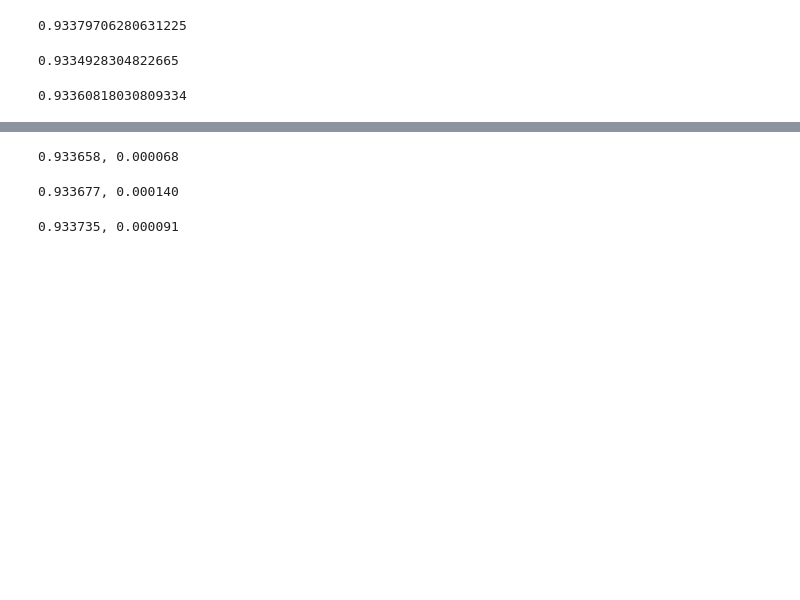
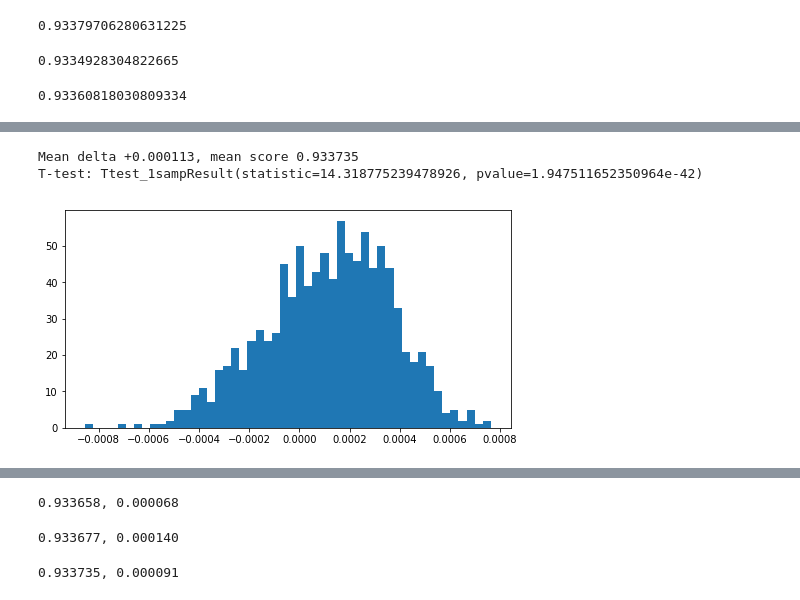
Before and after one commit to lopuhin/kaggle-amazon-2017, a Jupyter notebook: notebooks/heuristics.ipynb, the cells around one changed output, grey strips where cells are left out. Cells and saved outputs as stored; diff of their text form; code cells hidden in the pictures; blank space fills up the shorter version.

```diff
--- a/notebooks/heuristics.ipynb
+++ b/notebooks/heuristics.ipynb
@@ -237,7 +227,7 @@ def check_weather(valid, a, b, threshold=0.2):
         for train_ids, valid_ids in KFold(n_splits=10, shuffle=True).split(valid.index):
             hack = valid.iloc[valid_ids].copy()
             hack[hack['cloudy'] > a] *= b
-            f2_score(train_flat.iloc[valid_ids], hack > threshold)
+            score = f2_score(train_flat.iloc[valid_ids], hack > threshold)
             delta = (score - f2_score(train_flat.iloc[valid_ids], valid.iloc[valid_ids] > threshold))
             deltas.append(delta)
             scores.append(score)
@@ -254,0 +245,6 @@ T-test: Ttest_1sampResult(statistic=-5.2084247499210914, pvalue=2.31248025120233
+# %%
+check_weather(valid_pred_8, 0.4, 0.6)
+# %% [output]
+Mean delta +0.000113, mean score 0.933735
+T-test: Ttest_1sampResult(statistic=14.318775239478926, pvalue=1.947511652350964e-42)
+[figure, added]
```
Also changed, not shown: parts of 31 cells of this notebook.
